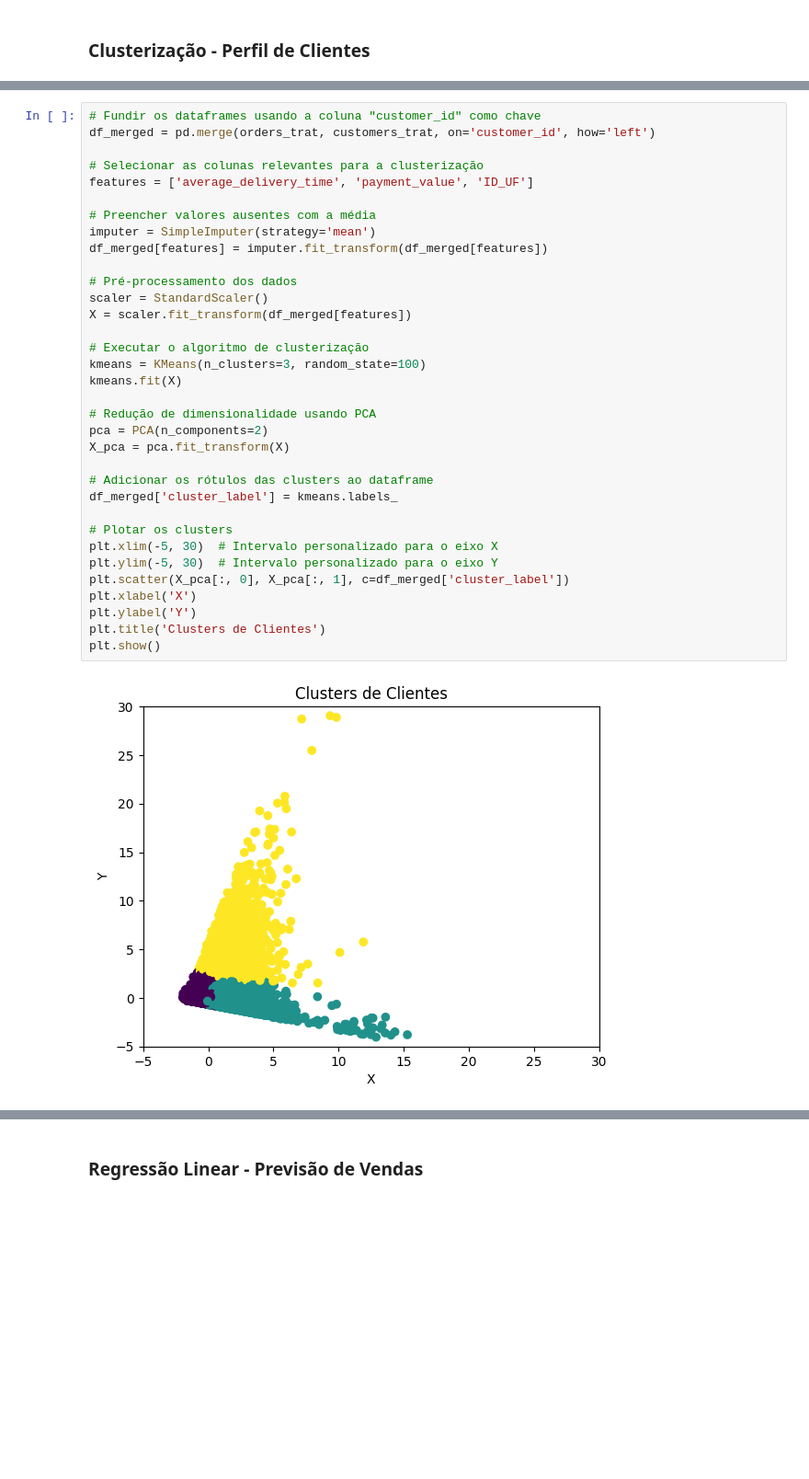
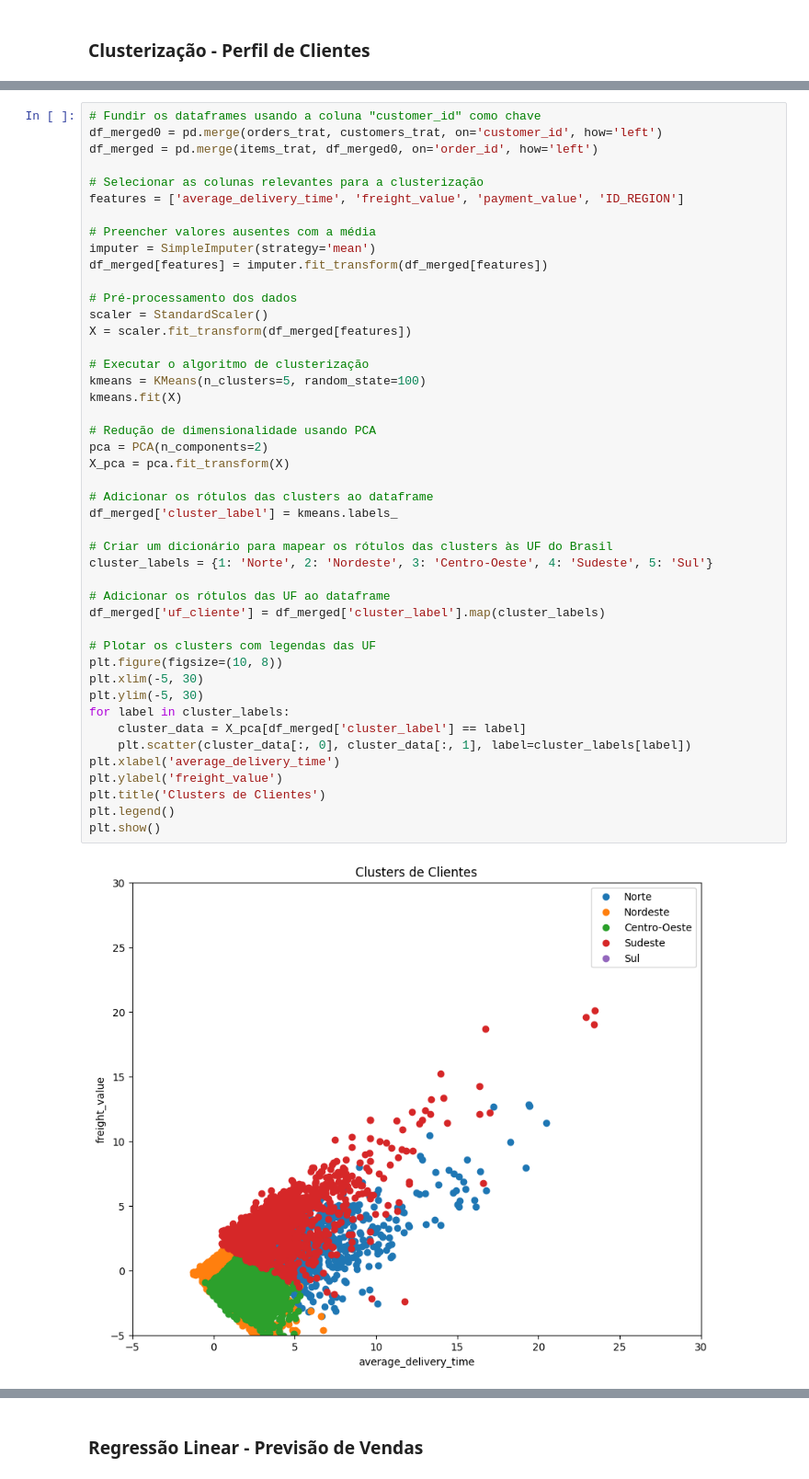
Before and after one commit to felipepitta/PUC_Brazilian_Ecommerce, a Jupyter notebook: Code_Brazilian_Ecommerce.ipynb, the cells around one changed output, grey strips where cells are left out. Shown at 92% size. Drawn from its saved outputs; the diff is of its cells as text; blank space fills up the shorter version.

```diff
--- a/Code_Brazilian_Ecommerce.ipynb
+++ b/Code_Brazilian_Ecommerce.ipynb
@@ -369,36 +385,47 @@ Arquivos CSV salvos na pasta: datasets_inputs
 # %%
 # Fundir os dataframes usando a coluna "customer_id" como chave
-df_merged = pd.merge(orders_trat, customers_trat, on='customer_id', how='left')
+df_merged0 = pd.merge(orders_trat, customers_trat, on='customer_id', how='left')
+df_merged = pd.merge(items_trat, df_merged0, on='order_id', how='left')
 
 # Selecionar as colunas relevantes para a clusterização
-features = ['average_delivery_time', 'payment_value', 'ID_UF']
+features = ['average_delivery_time', 'freight_value', 'payment_value', 'ID_REGION']
 
 # Preencher valores ausentes com a média
 imputer = SimpleImputer(strategy='mean')
 df_merged[features] = imputer.fit_transform(df_merged[features])
 
 # Pré-processamento dos dados
 scaler = StandardScaler()
 X = scaler.fit_transform(df_merged[features])
 
 # Executar o algoritmo de clusterização
-kmeans = KMeans(n_clusters=3, random_state=100)
+kmeans = KMeans(n_clusters=5, random_state=100)
 kmeans.fit(X)
 
 # Redução de dimensionalidade usando PCA
 pca = PCA(n_components=2)
 X_pca = pca.fit_transform(X)
 
 # Adicionar os rótulos das clusters ao dataframe
 df_merged['cluster_label'] = kmeans.labels_
 
-# Plotar os clusters
-plt.xlim(-5, 30)  # Intervalo personalizado para o eixo X
-plt.ylim(-5, 30)  # Intervalo personalizado para o eixo Y
-plt.scatter(X_pca[:, 0], X_pca[:, 1], c=df_merged['cluster_label'])
-plt.xlabel('X')
-plt.ylabel('Y')
+# Criar um dicionário para mapear os rótulos das clusters às UF do Brasil
+cluster_labels = {1: 'Norte', 2: 'Nordeste', 3: 'Centro-Oeste', 4: 'Sudeste', 5: 'Sul'}
+
+# Adicionar os rótulos das UF ao dataframe
+df_merged['uf_cliente'] = df_merged['cluster_label'].map(cluster_labels)
+
+# Plotar os clusters com legendas das UF
+plt.figure(figsize=(10, 8))
+plt.xlim(-5, 30)
+plt.ylim(-5, 30)
+for label in cluster_labels:
+    cluster_data = X_pca[df_merged['cluster_label'] == label]
+    plt.scatter(cluster_data[:, 0], cluster_data[:, 1], label=cluster_labels[label])
+plt.xlabel('average_delivery_time')
+plt.ylabel('freight_value')
 plt.title('Clusters de Clientes')
+plt.legend()
 plt.show()
 # %% [output]
-[figure, old version]
+[figure, new version]
```
Also changed, not shown: parts of 15 cells of this notebook, 1 other file.
